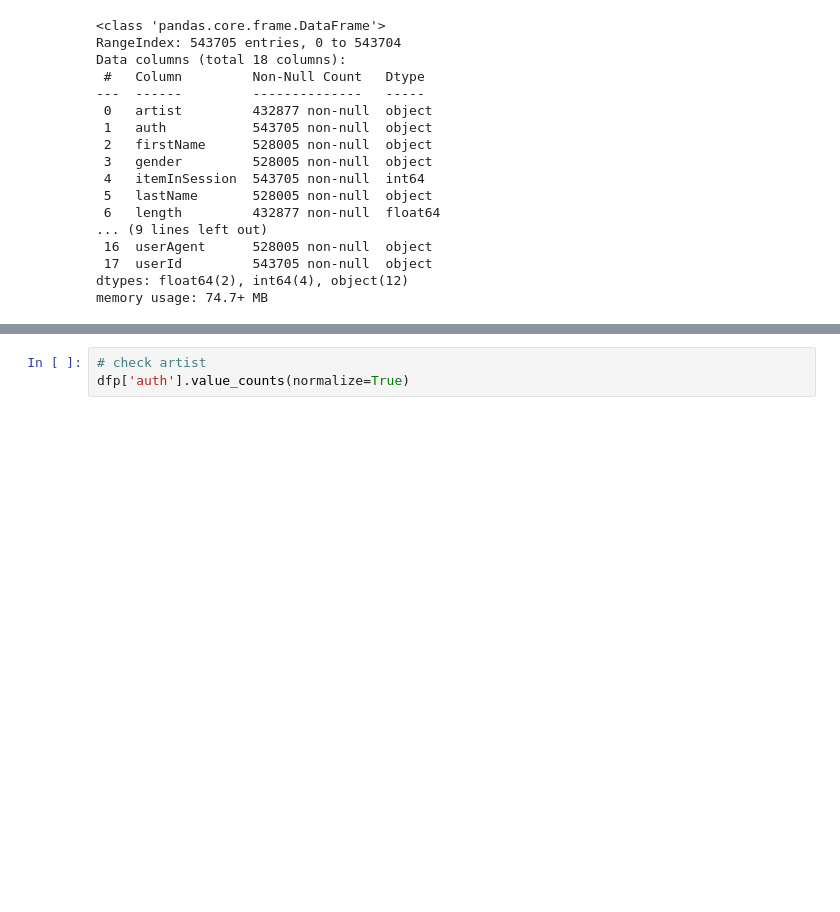
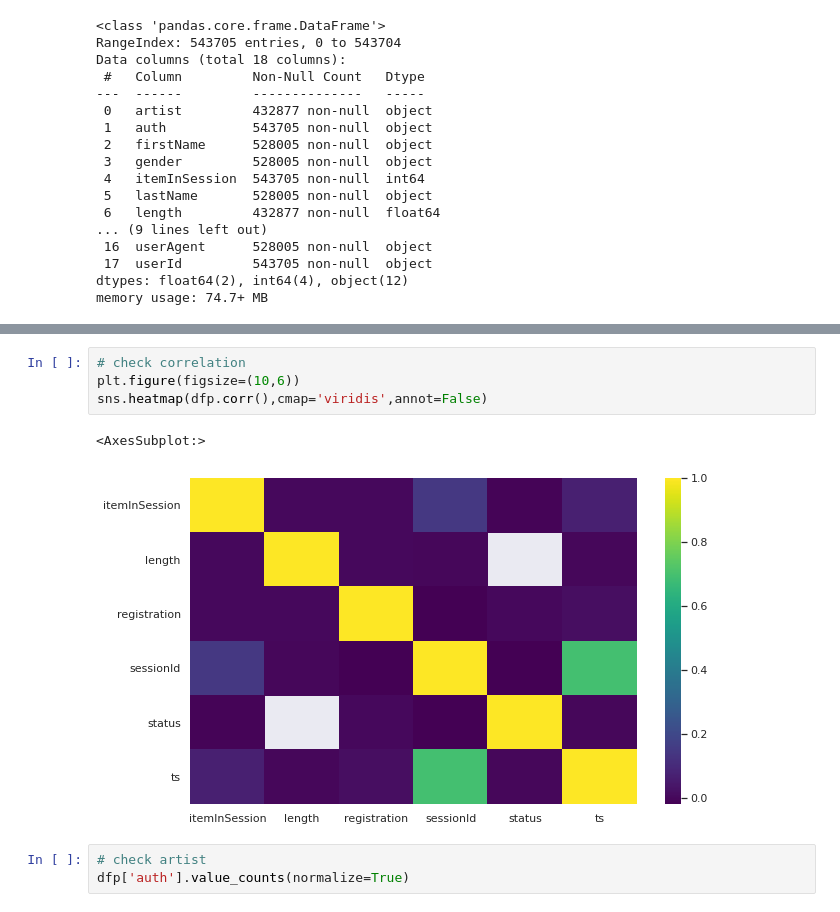
Before and after one commit to rabadzhiyski/projectSpark, a Jupyter notebook: Sparkify.ipynb, the cells around one changed output, grey strips where cells are left out. Cells and saved outputs as stored; diff of their text form; blank space fills up the shorter version.

```diff
--- a/Sparkify.ipynb
+++ b/Sparkify.ipynb
@@ -241,3 +249,10 @@ dfp.head()
+# %%
+# check correlation
+plt.figure(figsize=(10,6))
+sns.heatmap(dfp.corr(),cmap='viridis',annot=False)
+# %% [output]
+<AxesSubplot:>
+[figure, added]
 # %%
 # check artist
 dfp['auth'].value_counts(normalize=True)
```
Also changed, not shown: parts of 9 cells of this notebook.
